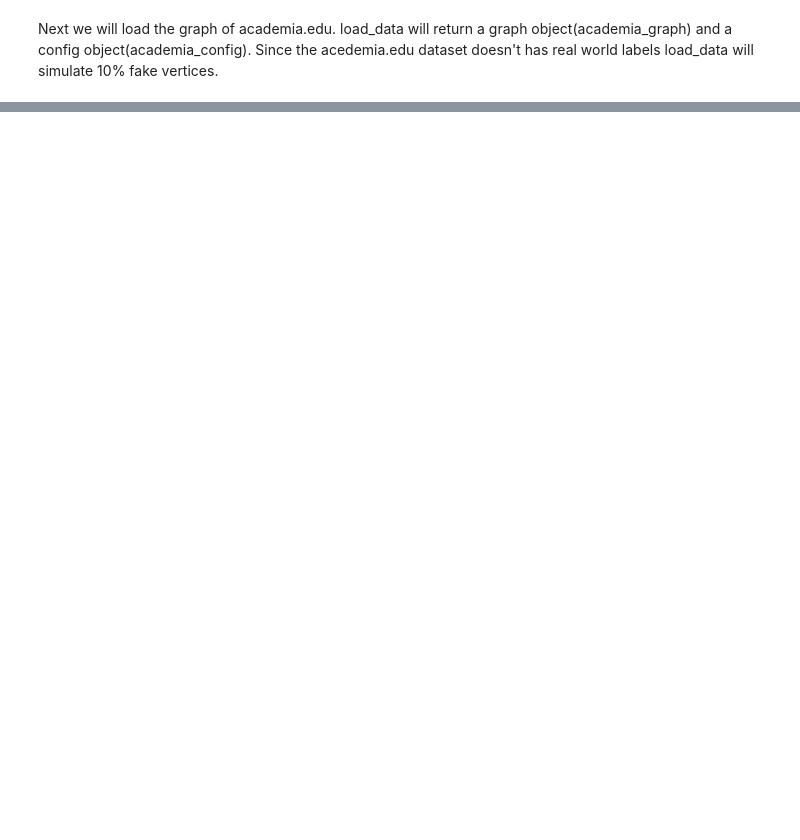
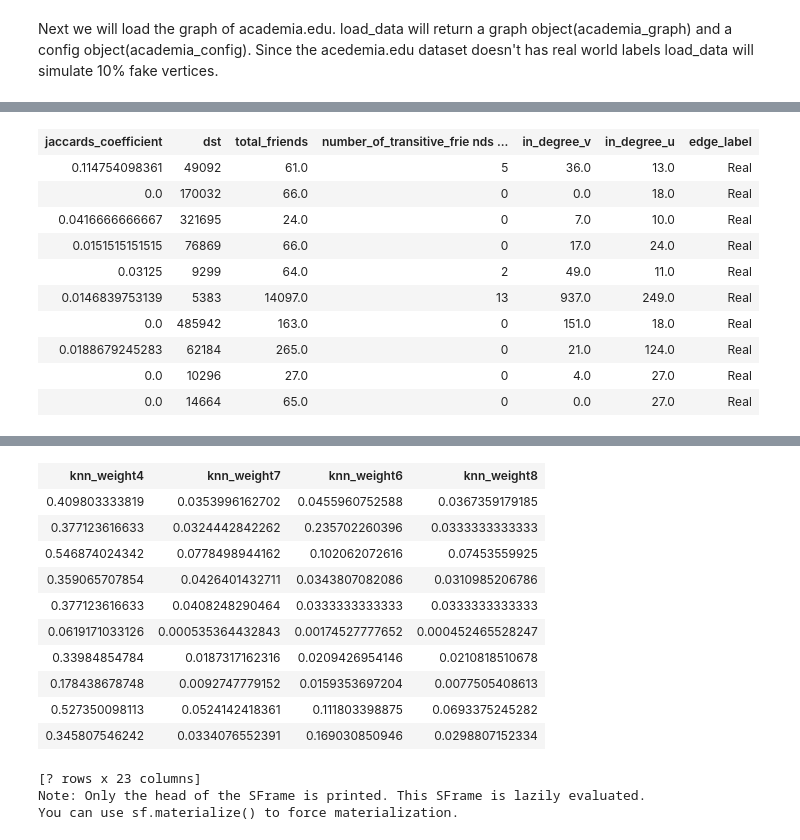
Before and after one commit to Kagandi/anomalous-vertices-detection, a Jupyter notebook: examples/Anomaly Detection Academia.ipynb, the cells around one changed output, grey strips where cells are left out. Drawn from its saved outputs; the diff is of its cells as text; code cells hidden in the pictures; blank space fills up the shorter version.

```diff
--- a/examples/Anomaly Detection Academia.ipynb
+++ b/examples/Anomaly Detection Academia.ipynb
@@ -53,0 +89,2 @@ NameError: name 'glc' is not defined
+# %%
+df = tc.SFrame().read_csv("/home/kagandi/.avd/temp/academia_config_train.csv")
@@ -53,0 +143,2 @@ NameError: name 'glc' is not defined
+# %%
+df['id'] = range(df.num_rows())
@@ -53,0 +147,5 @@ NameError: name 'glc' is not defined
+# %%
+pos_data = df[df["edge_label"] == "Real"]
+# %%
+pos_data
+# %% [output]
@@ -53,0 +163,11 @@ NameError: name 'glc' is not defined
+| jaccards_coefficient | dst | total_friends | number_of_transitive_frie nds ... | in_degree_v | in_degree_u | edge_label |
+| 0.114754098361 | 49092 | 61.0 | 5 | 36.0 | 13.0 | Real |
+| 0.0 | 170032 | 66.0 | 0 | 0.0 | 18.0 | Real |
+| 0.0416666666667 | 321695 | 24.0 | 0 | 7.0 | 10.0 | Real |
+| 0.0151515151515 | 76869 | 66.0 | 0 | 17.0 | 24.0 | Real |
+| 0.03125 | 9299 | 64.0 | 2 | 49.0 | 11.0 | Real |
+| 0.0146839753139 | 5383 | 14097.0 | 13 | 937.0 | 249.0 | Real |
+| 0.0 | 485942 | 163.0 | 0 | 151.0 | 18.0 | Real |
+| 0.0188679245283 | 62184 | 265.0 | 0 | 21.0 | 124.0 | Real |
+| 0.0 | 10296 | 27.0 | 0 | 4.0 | 27.0 | Real |
+| 0.0 | 14664 | 65.0 | 0 | 0.0 | 27.0 | Real |
@@ -53,0 +185,14 @@ NameError: name 'glc' is not defined
+| knn_weight4 | knn_weight7 | knn_weight6 | knn_weight8 |
+| 0.409803333819 | 0.0353996162702 | 0.0455960752588 | 0.0367359179185 |
+| 0.377123616633 | 0.0324442842262 | 0.235702260396 | 0.0333333333333 |
+| 0.546874024342 | 0.0778498944162 | 0.102062072616 | 0.07453559925 |
+| 0.359065707854 | 0.0426401432711 | 0.0343807082086 | 0.0310985206786 |
+| 0.377123616633 | 0.0408248290464 | 0.0333333333333 | 0.0333333333333 |
+| 0.0619171033126 | 0.000535364432843 | 0.00174527777652 | 0.000452465528247 |
+| 0.33984854784 | 0.0187317162316 | 0.0209426954146 | 0.0210818510678 |
+| 0.178438678748 | 0.0092747779152 | 0.0159353697204 | 0.0077505408613 |
+| 0.527350098113 | 0.0524142418361 | 0.111803398875 | 0.0693375245282 |
+| 0.345807546242 | 0.0334076552391 | 0.169030850946 | 0.0298807152334 |
+[? rows x 23 columns]
+Note: Only the head of the SFrame is printed. This SFrame is lazily evaluated.
+You can use sf.materialize() to force materialization.
```
Also changed, not shown: parts of 31 cells of this notebook, 3 other files.
